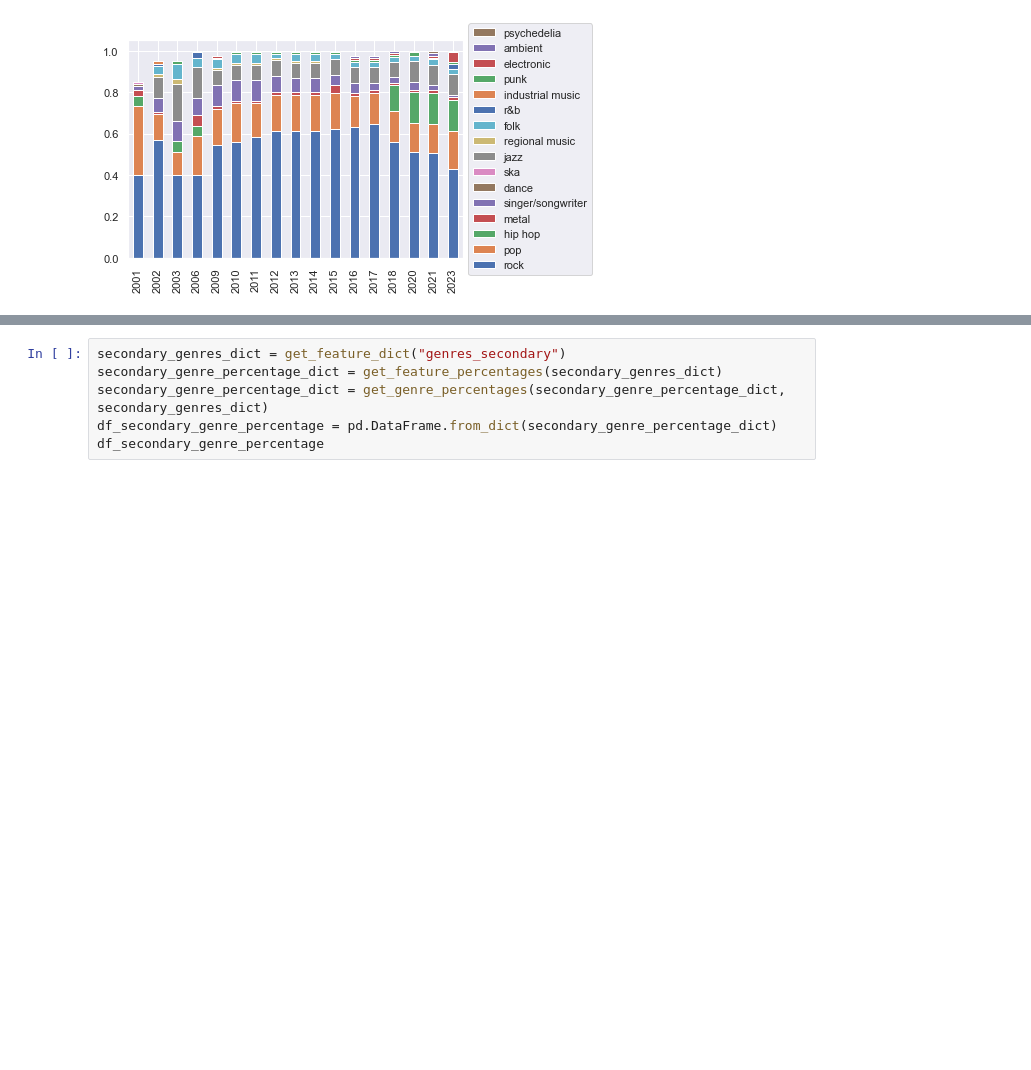
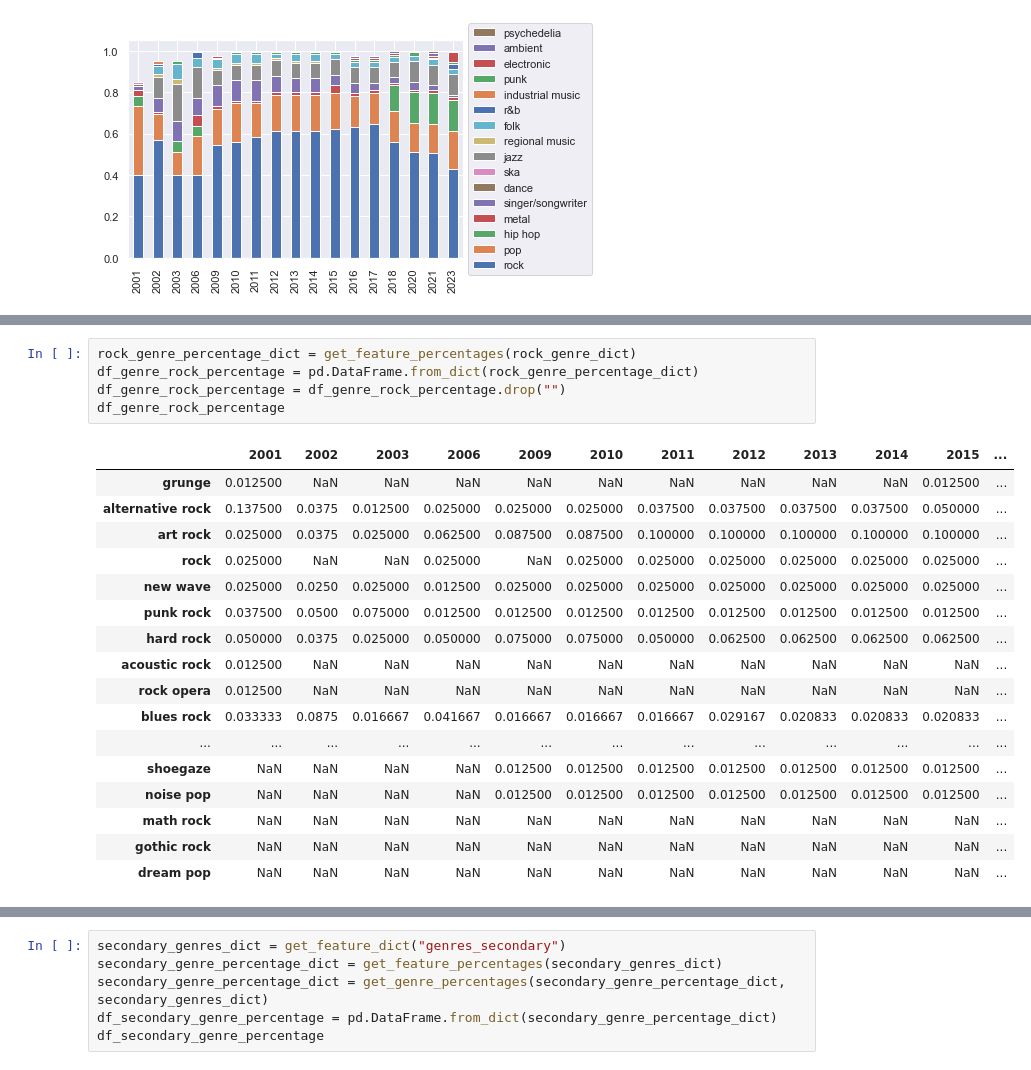
Before and after one commit to maximilianhenning/rym-top-albums-over-time, a Jupyter notebook: analysis.ipynb, the cells around one changed output, grey strips where cells are left out. Drawn from its saved outputs; the diff is of its cells as text; blank space fills up the shorter version.

```diff
--- a/analysis.ipynb
+++ b/analysis.ipynb
@@ -174,0 +213,23 @@ create_graph(df_top_genre_percentage, "top_genre")
+# %%
+rock_genre_percentage_dict = get_feature_percentages(rock_genre_dict)
+df_genre_rock_percentage = pd.DataFrame.from_dict(rock_genre_percentage_dict)
+df_genre_rock_percentage = df_genre_rock_percentage.drop("")
+df_genre_rock_percentage
+# %% [output]
+|  | 2001 | 2002 | 2003 | 2006 | 2009 | 2010 | 2011 | 2012 | 2013 | 2014 | 2015 | ... |
+| grunge | 0.012500 | NaN | NaN | NaN | NaN | NaN | NaN | NaN | NaN | NaN | 0.012500 | ... |
+| alternative rock | 0.137500 | 0.0375 | 0.012500 | 0.025000 | 0.025000 | 0.025000 | 0.037500 | 0.037500 | 0.037500 | 0.037500 | 0.050000 | ... |
+| art rock | 0.025000 | 0.0375 | 0.025000 | 0.062500 | 0.087500 | 0.087500 | 0.100000 | 0.100000 | 0.100000 | 0.100000 | 0.100000 | ... |
+| rock | 0.025000 | NaN | NaN | 0.025000 | NaN | 0.025000 | 0.025000 | 0.025000 | 0.025000 | 0.025000 | 0.025000 | ... |
+| new wave | 0.025000 | 0.0250 | 0.025000 | 0.012500 | 0.025000 | 0.025000 | 0.025000 | 0.025000 | 0.025000 | 0.025000 | 0.025000 | ... |
+| punk rock | 0.037500 | 0.0500 | 0.075000 | 0.012500 | 0.012500 | 0.012500 | 0.012500 | 0.012500 | 0.012500 | 0.012500 | 0.012500 | ... |
+| hard rock | 0.050000 | 0.0375 | 0.025000 | 0.050000 | 0.075000 | 0.075000 | 0.050000 | 0.062500 | 0.062500 | 0.062500 | 0.062500 | ... |
+| acoustic rock | 0.012500 | NaN | NaN | NaN | NaN | NaN | NaN | NaN | NaN | NaN | NaN | ... |
+| rock opera | 0.012500 | NaN | NaN | NaN | NaN | NaN | NaN | NaN | NaN | NaN | NaN | ... |
+| blues rock | 0.033333 | 0.0875 | 0.016667 | 0.041667 | 0.016667 | 0.016667 | 0.016667 | 0.029167 | 0.020833 | 0.020833 | 0.020833 | ... |
+| ... | ... | ... | ... | ... | ... | ... | ... | ... | ... | ... | ... | ... |
+| shoegaze | NaN | NaN | NaN | NaN | 0.012500 | 0.012500 | 0.012500 | 0.012500 | 0.012500 | 0.012500 | 0.012500 | ... |
+| noise pop | NaN | NaN | NaN | NaN | 0.012500 | 0.012500 | 0.012500 | 0.012500 | 0.012500 | 0.012500 | 0.012500 | ... |
+| math rock | NaN | NaN | NaN | NaN | NaN | NaN | NaN | NaN | NaN | NaN | NaN | ... |
+| gothic rock | NaN | NaN | NaN | NaN | NaN | NaN | NaN | NaN | NaN | NaN | NaN | ... |
+| dream pop | NaN | NaN | NaN | NaN | NaN | NaN | NaN | NaN | NaN | NaN | NaN | ... |
```
Also changed, not shown: parts of 23 cells of this notebook, 5 other files.
